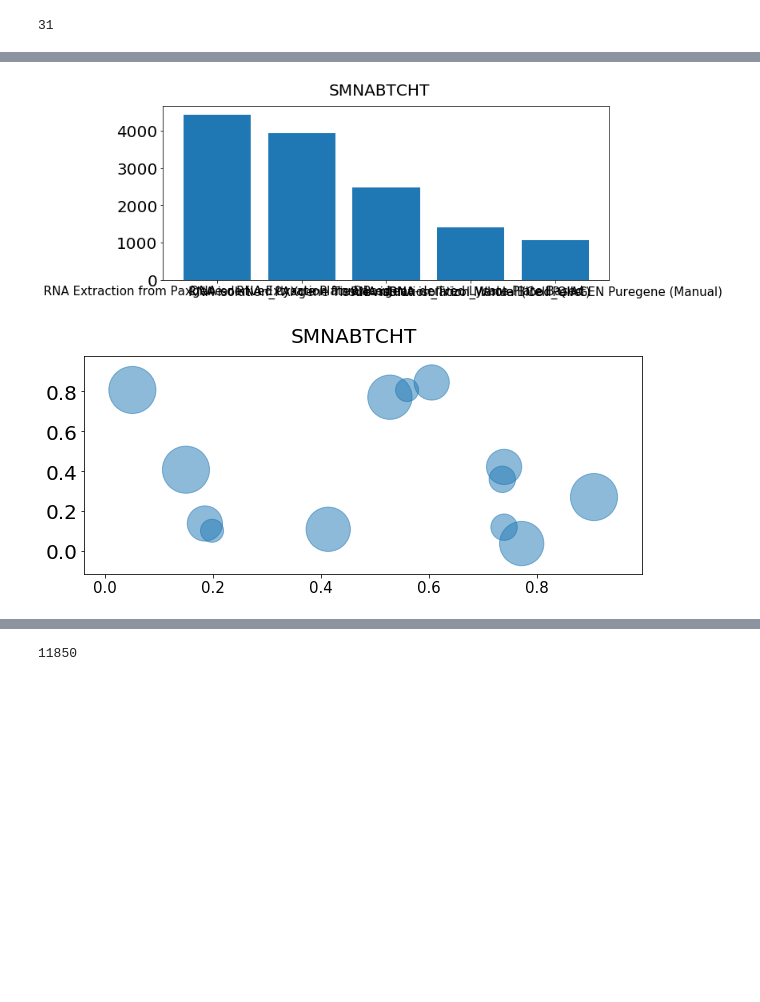
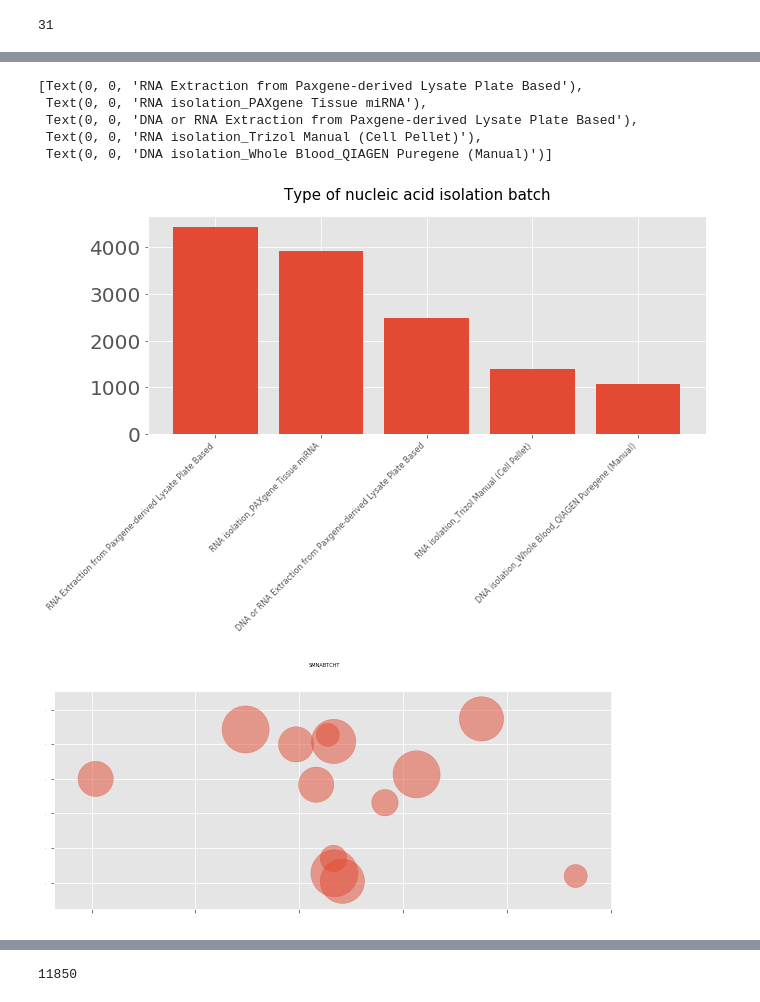
Before and after one commit to farzad-yousefi/Institute-for-System-Biology--Cancer-Genome-Cloud, a Jupyter notebook: Untitled1.ipynb, the cells around one changed output, grey strips where cells are left out. Cells and saved outputs as stored; diff of their text form; code cells hidden in the pictures; blank space fills up the shorter version.

Commit message:
pushing images

```diff
--- a/Untitled1.ipynb
+++ b/Untitled1.ipynb
@@ -4,6 +4,8 @@ import numpy as np
 import pandas as pd
 import matplotlib.pyplot as plt
 import seaborn as sns
+import scipy.stats as stats
+plt.style.use('ggplot')
 %matplotlib inline
 # %%
 !ls
@@ -265,9 +169,9 @@ SMTS_df.head(20)
 # %%
 SMTS_df = df.groupby('SMTS').count().sort_values('SUBJID', ascending = False).head(10)
 SMTS_df.head(10)
-# fig, ax = plt.subplots(figsize= (20,4))
-# ax = plt.bar(SMTS_df.index, height = SMTS_df['SUBJID'])
-# fig.suptitle('Sample Origin Tissue', fontsize=20)
-# plt.rc('xtick', labelsize=15)
-# plt.rc('ytick', labelsize=20)
+fig, ax = plt.subplots(figsize= (20,4))
+ax = plt.bar(SMTS_df.index, height = SMTS_df['SUBJID'])
+fig.suptitle('Sample Origin Tissue', fontsize=20)
+plt.rc('xtick', labelsize=15)
+plt.rc('ytick', labelsize=20)
 # %% [output]
@@ -323,13 +203,19 @@ len(df['SMNABTCHT'].unique())
 # %%
 SMNABTCHT_df = df.groupby('SMNABTCHT').count().sort_values('SUBJID', ascending = False).head(5)
 SMNABTCHT_df.head(5)
 fig, ax = plt.subplots(figsize= (10,4))
-ax = plt.bar(SMNABTCHT_df.index, height = SMNABTCHT_df['SUBJID'])
-fig.suptitle('SMNABTCHT', fontsize=20 )
-plt.rc('xtick', labelsize=15)
+ax.bar(SMNABTCHT_df.index, height = SMNABTCHT_df['SUBJID'])
+fig.suptitle('Type of nucleic acid isolation batch', fontsize=15 )
+plt.rc('xtick', labelsize=40)
 plt.rc('ytick', labelsize=20)
+ax.set_xticklabels(SMNABTCHT_df.index,rotation=45, fontsize=8, ha = 'right')
 # %% [output]
+[Text(0, 0, 'RNA Extraction from Paxgene-derived Lysate Plate Based'),
+ Text(0, 0, 'RNA isolation_PAXgene Tissue miRNA'),
+ Text(0, 0, 'DNA or RNA Extraction from Paxgene-derived Lysate Plate Based'),
+ Text(0, 0, 'RNA isolation_Trizol Manual (Cell Pellet)'),
+ Text(0, 0, 'DNA isolation_Whole Blood_QIAGEN Puregene (Manual)')]
-[figure, old version]
+[figure, new version]
 # %%
 # create data
 x = np.random.rand(13)
@@ -338,12 +224,12 @@ z = SMNABTCHT_df['SUBJID']
 
 fig, ax = plt.subplots(figsize= (10,4))
 ax = plt.scatter(x, y, s=z/2, alpha=0.5)
-fig.suptitle('SMNABTCHT', fontsize=20)
+fig.suptitle('SMNABTCHT', fontsize=5)
 
 plt.rc('xtick', labelsize=1)
 plt.rc('ytick', labelsize=1)
 # %% [output]
-[figure, old version]
+[figure, new version]
 # %%
 fig, ax = plt.subplots(figsize= (6,6))
 ax = plt.scatter(new_df['SMNTRNRT'], new_df['SMEXNCRT'])
```
Also changed, not shown: parts of 108 cells of this notebook, 35 other files.
